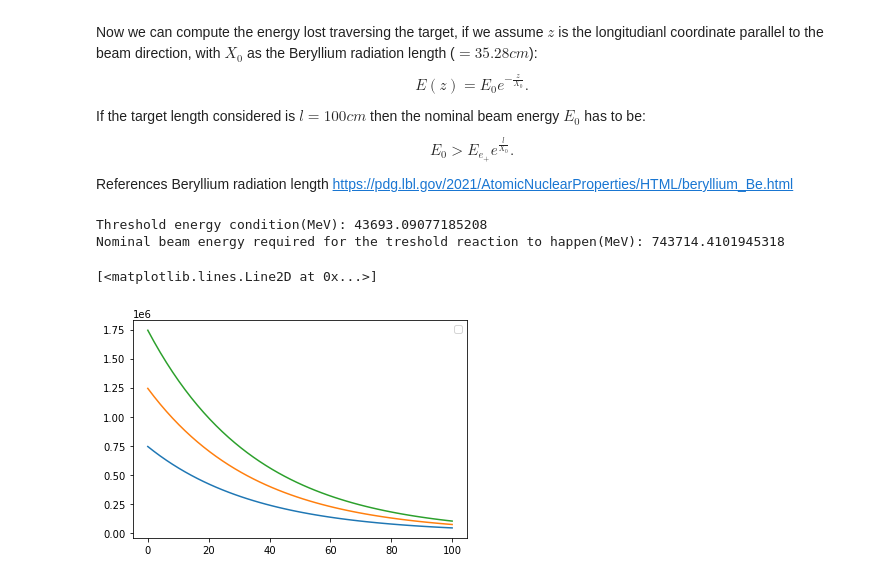
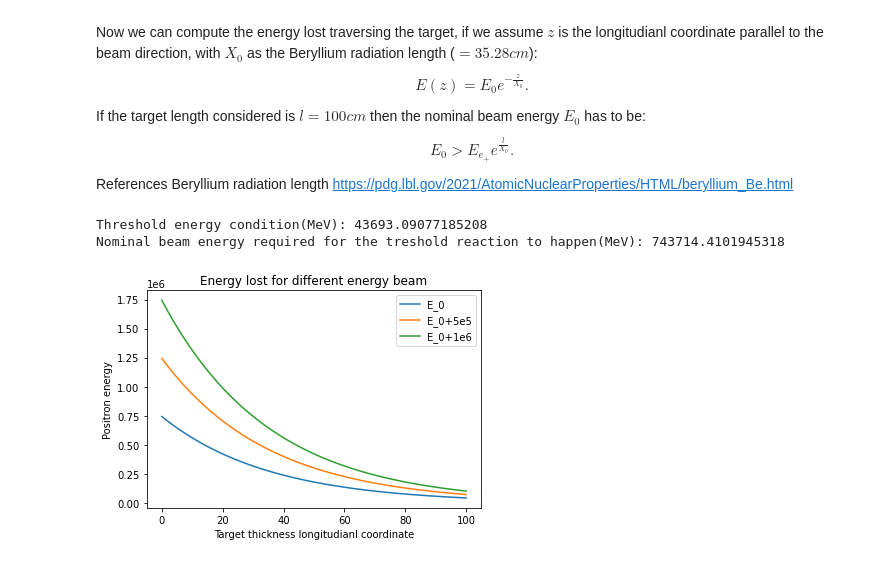
Before and after one commit to jjackson1994/Muon_Project, a Jupyter notebook: WalterPart_6_8.ipynb, the cells around one changed output. Cells and saved outputs as stored; diff of their text form; code cells hidden in the pictures.

```diff
--- a/WalterPart_6_8.ipynb
+++ b/WalterPart_6_8.ipynb
@@ -150,30 +151,35 @@ Beryllium radiation length https://pdg.lbl.gov/2021/AtomicNuclearProperties/HTML
 # %%
 muon_m = 105.6583755 #muon mass [MeV/c^2]
 el_m = 0.51099895    #electron/positron mass [MeV/c^2]
 rad_length = 35.28   #radiation length of Beryllium [cm]
 l = 100                #Beryllium target thickness [cm]
 
 E_p = ((4*muon_m**2 - 2*el_m**2)/(2*el_m))
 print("Threshold energy condition(MeV):",E_p)
 E_0 = E_p*np.exp(l/rad_length) #minimum
 print("Nominal beam energy required for the treshold reaction to happen(MeV):",E_0)
 
 
 
 def E_z(x,E0):
     return E0*np.exp(-x/rad_length)
 
 x = np.linspace(0, 100)
 
 E_z1 = [E_z(xi,E_0) for xi in x]
 E_z2 = [E_z(xi,E_0+500000) for xi in x]
 E_z3 = [E_z(xi,E_0+1000000) for xi in x]
 fig = plt.figure()
-plt.plot(x,E_z1)
-plt.plot(x,E_z2)
-plt.plot(x,E_z3)
+plt.plot(x,E_z1,label="E_0")
+plt.plot(x,E_z2,label="E_0+5e5")
+plt.plot(x,E_z3,label="E_0+1e6")
+plt.title("Energy lost for different energy beam")
+plt.xlabel("Target thickness longitudianl coordinate")
+plt.ylabel("Positron energy")
+plt.legend()
+
+plt.show()
 # %% [output]
 Threshold energy condition(MeV): 43693.09077185208
 Nominal beam energy required for the treshold reaction to happen(MeV): 743714.4101945318
-[<matplotlib.lines.Line2D at 0x...>]
-[figure, old version]
+[figure, new version]
```
Also changed, not shown: parts of 2 cells of this notebook.
